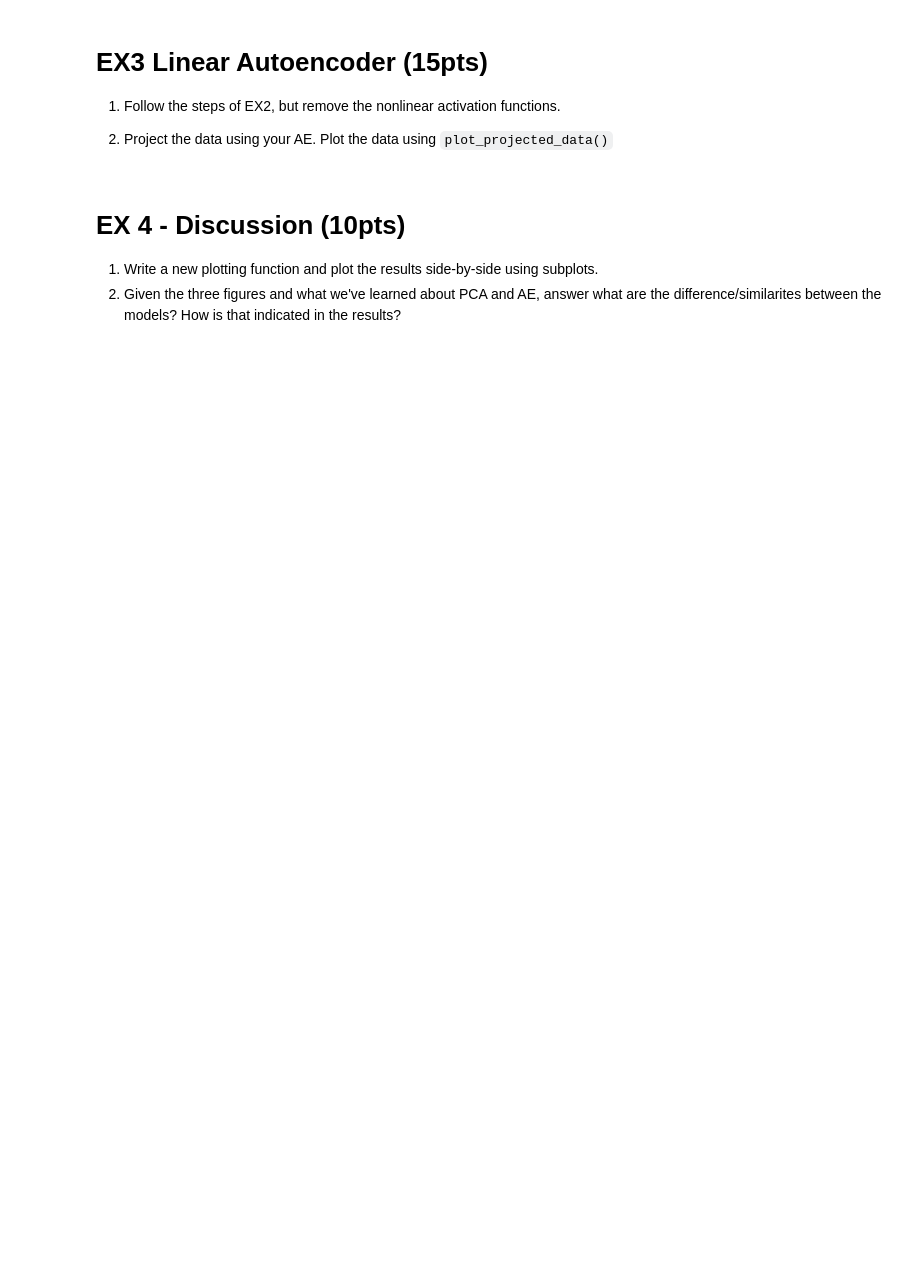
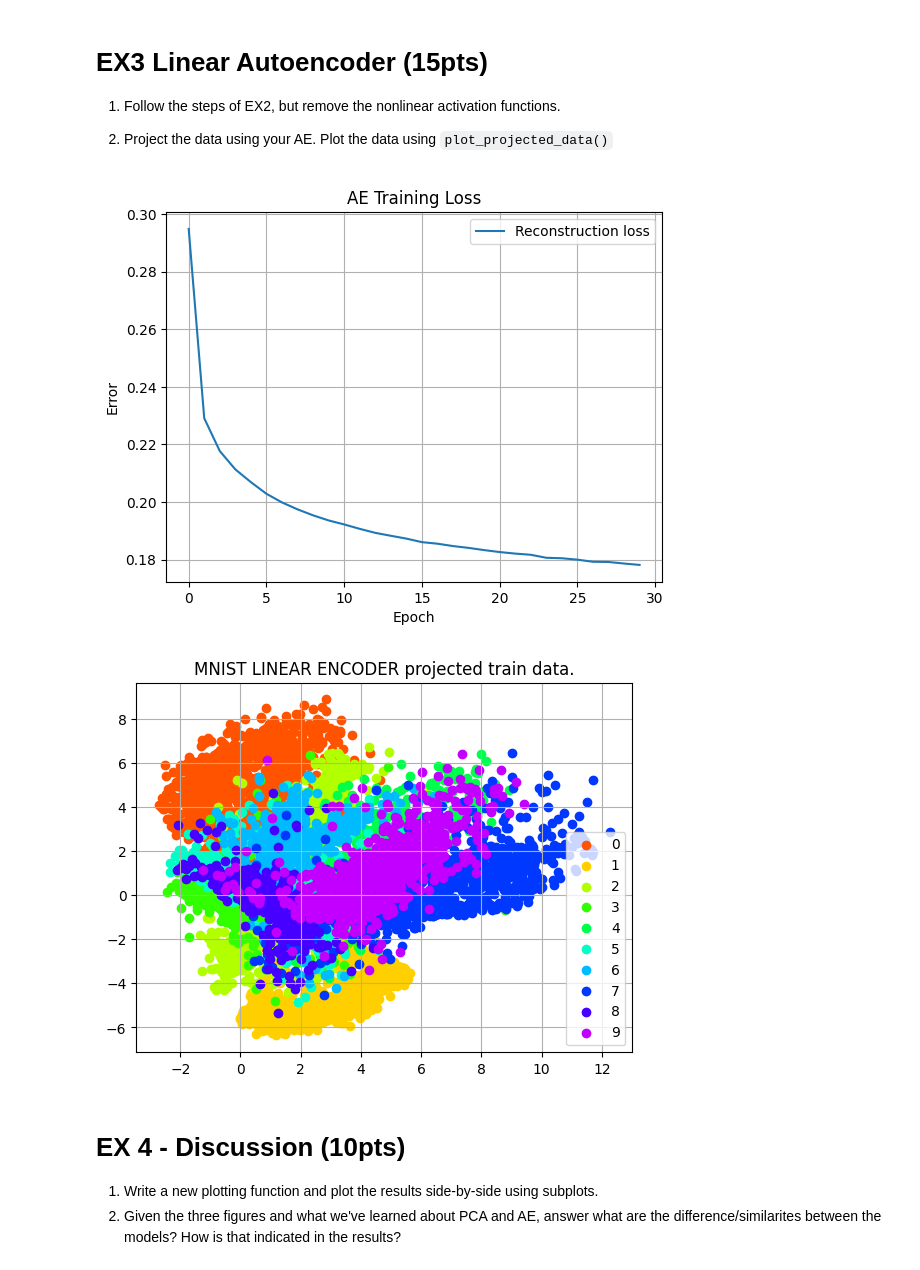
Before and after one commit to ronavital1121/Deep_Learning_projects, a Jupyter notebook: ADL_HW2.ipynb, the cells around one changed output. Drawn from its saved outputs; the diff is of its cells as text; code cells hidden in the pictures; blank space fills up the shorter version.

````diff
--- a/ADL_HW2.ipynb
+++ b/ADL_HW2.ipynb
@@ -23,6 +23,14 @@ import torchvision
 import torchvision.transforms as transforms
 from torch.utils.data import DataLoader, Subset
 from tqdm.auto import tqdm
+from sklearn.preprocessing import StandardScaler
+from scipy.linalg import eigh
+from numpy import matmul
+from torch.autograd import Variable
+import seaborn as sns
+from torchsummary import summary
+
+device = torch.device('cuda' if torch.cuda.is_available() else 'cpu')
 # %% [markdown]
 # EX1. PCA dimensionality reduction (10pts)
 
@@ -38,14 +46,3 @@ The input should be in vector form (i.e., flatten the input images beforehand).
 
 2. Project the data to 2D, i.e, $\mathbb{R}^{784}↦ \mathbb{R}^2$.
 3. Scatter plot the data using the 2D projection and class labels. You'll need to implement ```plot_projected_data()```
-# %%
-def perform_PCA(X, n_components):
-  """
-  Implement the PCA algorithm.
-  Input: X [numpy array] - shape: (N,784)
-  Output: Projected data using n_components
-  """
-  pass
-
-def plot_projected_data(X, y):
-  pass
@@ -111,3 +255,12 @@ class Linear_AE(nn.Module):
+# %%
+### Your code goes here ###
+model_LinearAE, train_loss = create_and_train_model(num_epochs=30)
+plot_loss(model_LinearAE, train_loss)
+X_code_Linear_ae, labels_linear = extract_emb_from_dataset(model_LinearAE, trainloader)
+plot_projected_data(X_code_Linear_ae, labels_linear, "MNIST LINEAR ENCODER projected train data.")
+# %% [output]
+[figure, added]
+[figure, added]
 # %% [markdown]
 # EX 4 - Discussion (10pts)
 1. Write a new plotting function and plot the results side-by-side using subplots.
````
Also changed, not shown: parts of 19 cells of this notebook.
